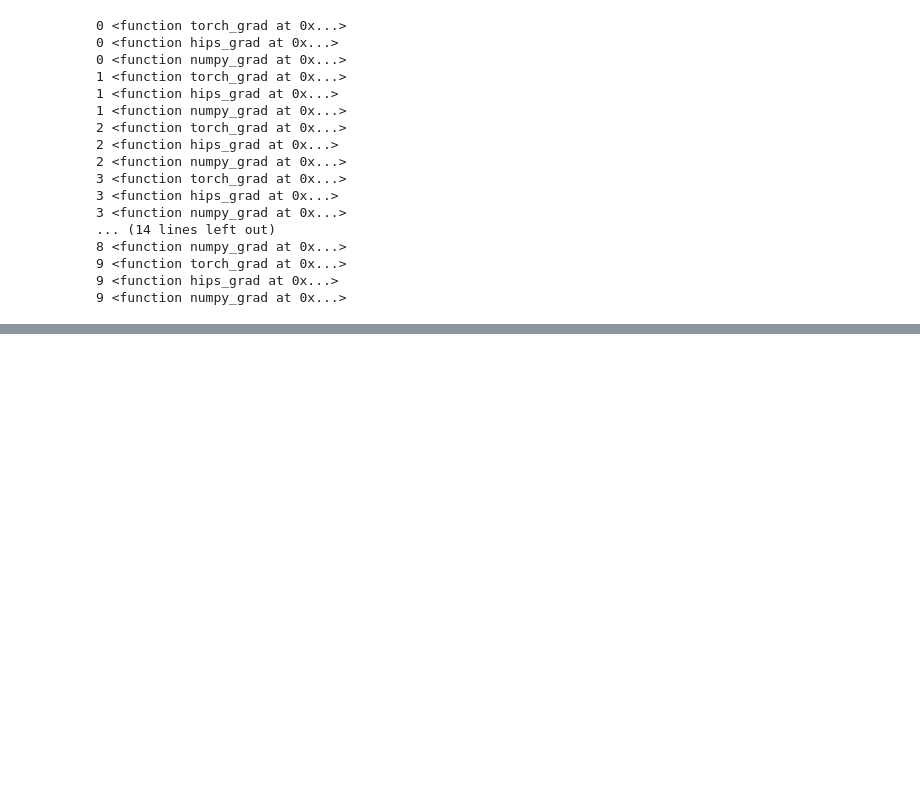
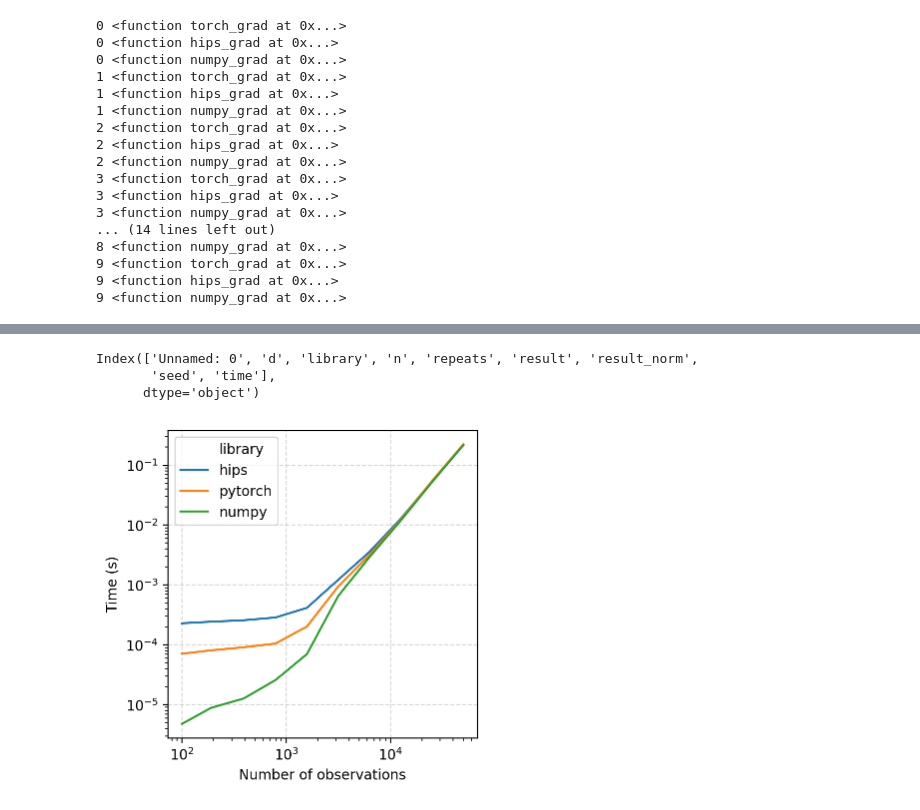
Before and after one commit to stsievert/pytorch-timing-comparisons, a Jupyter notebook: Grad-timings.ipynb, the cells around one changed output, grey strips where cells are left out. Cells and saved outputs as stored; diff of their text form; code cells hidden in the pictures; blank space fills up the shorter version.

```diff
--- a/Grad-timings.ipynb
+++ b/Grad-timings.ipynb
@@ -162,0 +160,26 @@ plt.savefig('grad-timings.png', dpi=300, bbox_inches='tight')
+# %%
+import seaborn as sns
+print(df.columns)
+s = df[["d", "library", "n", "repeats", "time"]]
+
+fig, ax = plt.subplots(figsize=(4, ) * 2)
+ax = sns.lineplot(
+    data=s,
+    x="n",
+    y="time",
+    hue="library",
+    hue_order=["hips", "pytorch", "numpy"],
+    estimator=np.min,
+    ci=None,
+)
+ax.set_yscale("log")
+ax.set_xscale("log")
+ax.set_ylabel("Time (s)")
+ax.set_xlabel("Number of observations")
+ax.grid(linestyle="--", alpha=0.5)
+plt.savefig('grad-timings.svg', bbox_inches='tight')
+# %% [output]
+Index(['Unnamed: 0', 'd', 'library', 'n', 'repeats', 'result', 'result_norm',
+       'seed', 'time'],
+      dtype='object')
+[figure, added]
```
Also changed, not shown: parts of 15 cells of this notebook, 3 other files.
